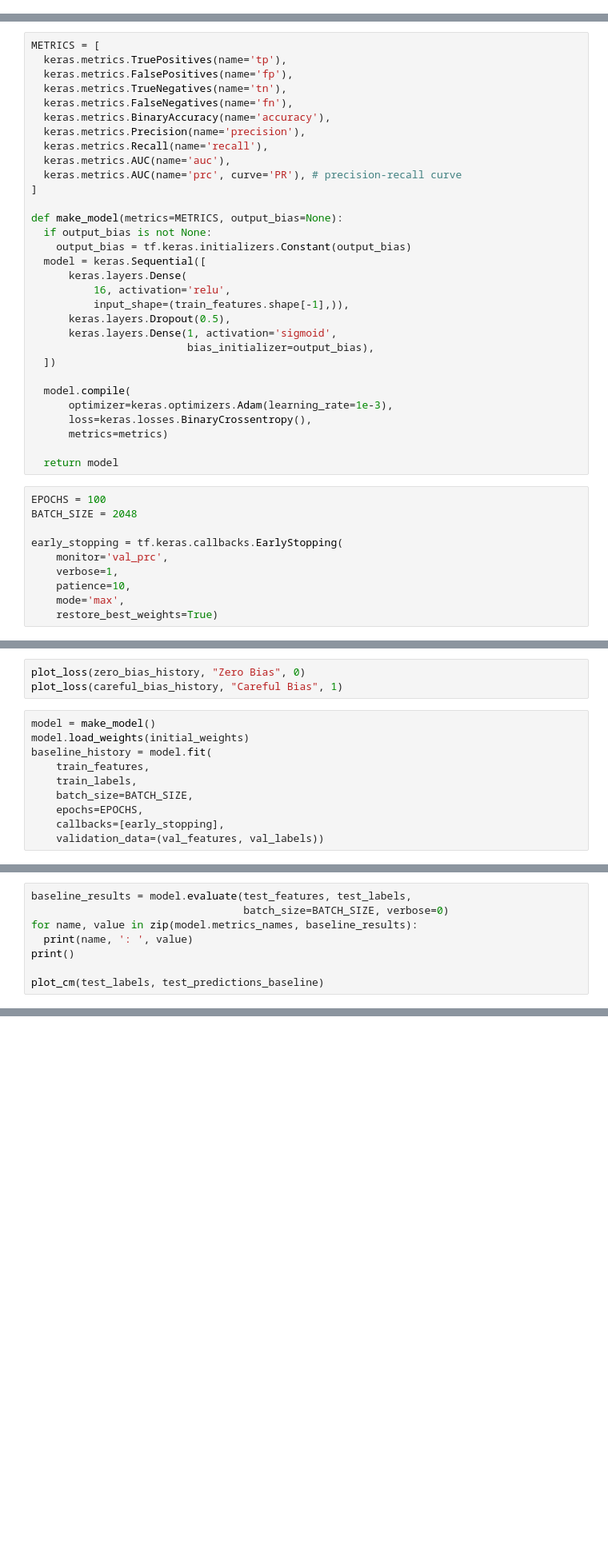
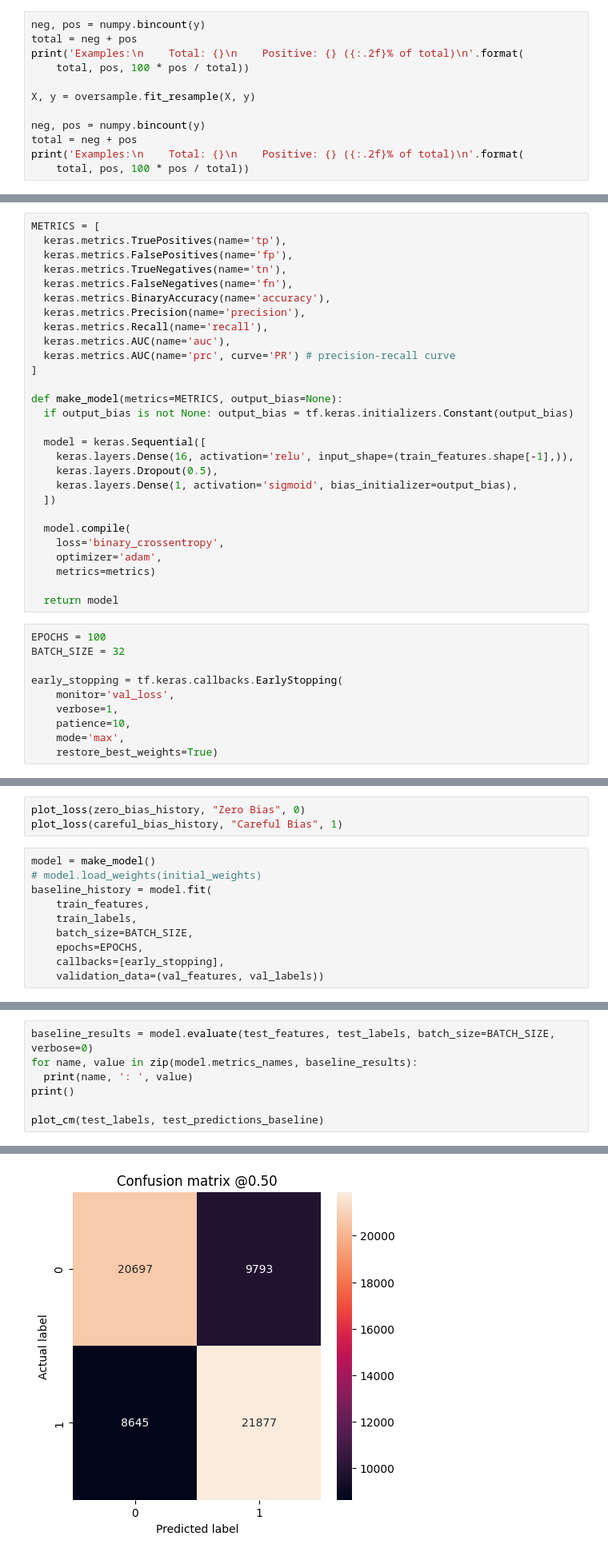
Before and after one commit to senseibence/cancer-predicting-models, a Jupyter notebook: colorectal_cancer_predict.ipynb, the cells around one changed output, grey strips where cells are left out. Shown at 80% size. Cells and saved outputs as stored; diff of their text form; blank space fills up the shorter version.

```diff
--- a/colorectal_cancer_predict.ipynb
+++ b/colorectal_cancer_predict.ipynb
@@ -80,0 +126,12 @@ df.describe()
+# %%
+neg, pos = numpy.bincount(y)
+total = neg + pos
+print('Examples:\n    Total: {}\n    Positive: {} ({:.2f}% of total)\n'.format(
+    total, pos, 100 * pos / total))
+
+X, y = oversample.fit_resample(X, y)
+
+neg, pos = numpy.bincount(y)
+total = neg + pos
+print('Examples:\n    Total: {}\n    Positive: {} ({:.2f}% of total)\n'.format(
+    total, pos, 100 * pos / total))
@@ -134,33 +180,30 @@ METRICS = [
   keras.metrics.Precision(name='precision'),
   keras.metrics.Recall(name='recall'),
   keras.metrics.AUC(name='auc'),
-  keras.metrics.AUC(name='prc', curve='PR'), # precision-recall curve
+  keras.metrics.AUC(name='prc', curve='PR') # precision-recall curve
 ]
 
 def make_model(metrics=METRICS, output_bias=None):
-  if output_bias is not None:
-    output_bias = tf.keras.initializers.Constant(output_bias)
+  if output_bias is not None: output_bias = tf.keras.initializers.Constant(output_bias)
+
   model = keras.Sequential([
-      keras.layers.Dense(
-          16, activation='relu',
-          input_shape=(train_features.shape[-1],)),
-      keras.layers.Dropout(0.5),
-      keras.layers.Dense(1, activation='sigmoid',
-                         bias_initializer=output_bias),
+    keras.layers.Dense(16, activation='relu', input_shape=(train_features.shape[-1],)),
+    keras.layers.Dropout(0.5),
+    keras.layers.Dense(1, activation='sigmoid', bias_initializer=output_bias),
   ])
 
   model.compile(
-      optimizer=keras.optimizers.Adam(learning_rate=1e-3),
-      loss=keras.losses.BinaryCrossentropy(),
-      metrics=metrics)
+    loss='binary_crossentropy',
+    optimizer='adam',
+    metrics=metrics)
 
   return model
 # %%
 EPOCHS = 100
-BATCH_SIZE = 2048
+BATCH_SIZE = 32
 
 early_stopping = tf.keras.callbacks.EarlyStopping(
-    monitor='val_prc',
+    monitor='val_loss',
     verbose=1,
     patience=10,
     mode='max',
@@ -222,7 +278,7 @@ plot_loss(zero_bias_history, "Zero Bias", 0)
 plot_loss(careful_bias_history, "Careful Bias", 1)
 # %%
 model = make_model()
-model.load_weights(initial_weights)
+# model.load_weights(initial_weights)
 baseline_history = model.fit(
     train_features,
     train_labels,
@@ -271,8 +350,8 @@ def plot_cm(labels, predictions, p=0.5):
 # %%
-baseline_results = model.evaluate(test_features, test_labels,
-                                  batch_size=BATCH_SIZE, verbose=0)
+baseline_results = model.evaluate(test_features, test_labels, batch_size=BATCH_SIZE, verbose=0)
 for name, value in zip(model.metrics_names, baseline_results):
   print(name, ': ', value)
 print()
 
 plot_cm(test_labels, test_predictions_baseline)
+# %% [output]
@@ -279,3 +374,4 @@ plot_cm(test_labels, test_predictions_baseline)
+[figure, added]
 # %%
 def plot_roc(name, labels, predictions, **kwargs):
   fp, tp, _ = metrics.roc_curve(labels, predictions)
```
Also changed, not shown: parts of 32 cells of this notebook, 1 other file.
